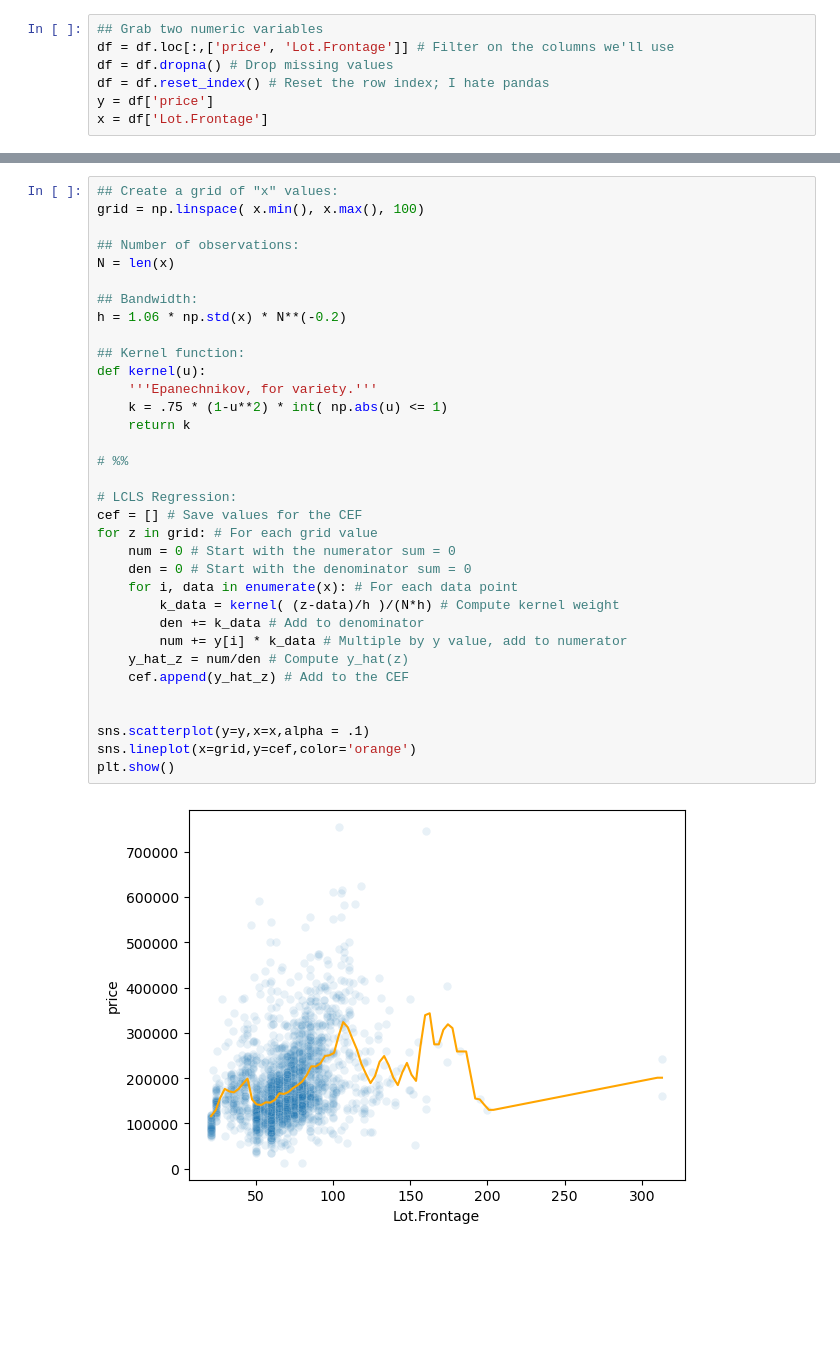
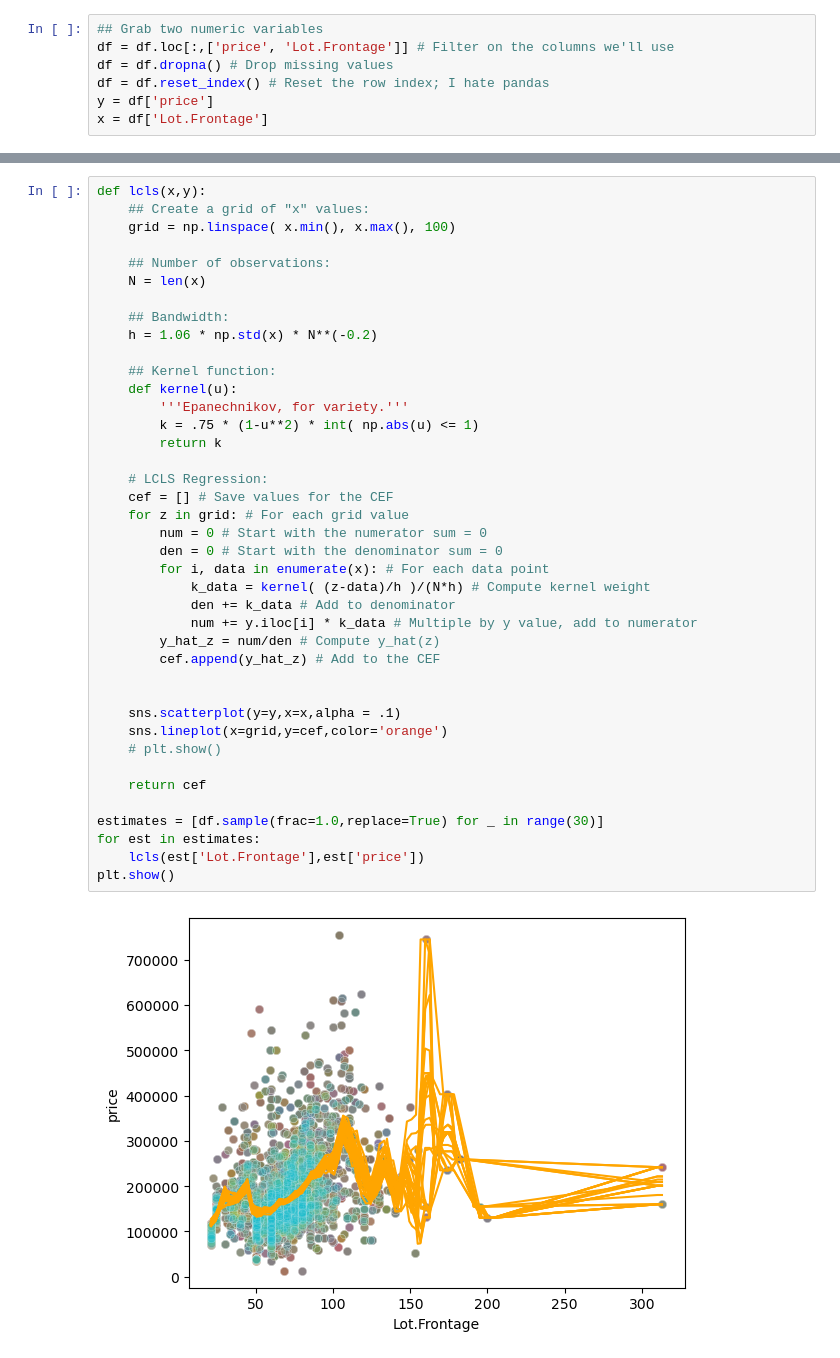
Before and after one commit to ds4e/understanding_uncertainty_assignments, a Jupyter notebook: assignment_4/exercise_4.ipynb, the cells around one changed output, grey strips where cells are left out. Saved outputs shown, nothing was run; the diff lists cells and outputs as text; blank space fills up the shorter version.

```diff
--- a/assignment_4/exercise_4.ipynb
+++ b/assignment_4/exercise_4.ipynb
@@ -32,36 +31,42 @@ x = df['Lot.Frontage']
 # %%
-## Create a grid of "x" values:
-grid = np.linspace( x.min(), x.max(), 100)
+def lcls(x,y):
+    ## Create a grid of "x" values:
+    grid = np.linspace( x.min(), x.max(), 100)
 
-## Number of observations:
-N = len(x)
+    ## Number of observations:
+    N = len(x)
 
-## Bandwidth:
-h = 1.06 * np.std(x) * N**(-0.2)
+    ## Bandwidth:
+    h = 1.06 * np.std(x) * N**(-0.2)
 
-## Kernel function:
-def kernel(u):
-    '''Epanechnikov, for variety.'''
-    k = .75 * (1-u**2) * int( np.abs(u) <= 1)
-    return k
+    ## Kernel function:
+    def kernel(u):
+        '''Epanechnikov, for variety.'''
+        k = .75 * (1-u**2) * int( np.abs(u) <= 1)
+        return k
 
-# %%
-
-# LCLS Regression:
-cef = [] # Save values for the CEF
-for z in grid: # For each grid value
-    num = 0 # Start with the numerator sum = 0
-    den = 0 # Start with the denominator sum = 0
-    for i, data in enumerate(x): # For each data point
-        k_data = kernel( (z-data)/h )/(N*h) # Compute kernel weight
-        den += k_data # Add to denominator
-        num += y[i] * k_data # Multiple by y value, add to numerator
-    y_hat_z = num/den # Compute y_hat(z)
-    cef.append(y_hat_z) # Add to the CEF
+    # LCLS Regression:
+    cef = [] # Save values for the CEF
+    for z in grid: # For each grid value
+        num = 0 # Start with the numerator sum = 0
+        den = 0 # Start with the denominator sum = 0
+        for i, data in enumerate(x): # For each data point
+            k_data = kernel( (z-data)/h )/(N*h) # Compute kernel weight
+            den += k_data # Add to denominator
+            num += y.iloc[i] * k_data # Multiple by y value, add to numerator
+        y_hat_z = num/den # Compute y_hat(z)
+        cef.append(y_hat_z) # Add to the CEF
 
 
-sns.scatterplot(y=y,x=x,alpha = .1)
-sns.lineplot(x=grid,y=cef,color='orange')
+    sns.scatterplot(y=y,x=x,alpha = .1)
+    sns.lineplot(x=grid,y=cef,color='orange')
+    # plt.show()
+
+    return cef
+
+estimates = [df.sample(frac=1.0,replace=True) for _ in range(30)]
+for est in estimates:
+    lcls(est['Lot.Frontage'],est['price'])
 plt.show()
 # %% [output]
-[figure, old version]
+[figure, new version]
```
Also changed, not shown: parts of 9 cells of this notebook.
